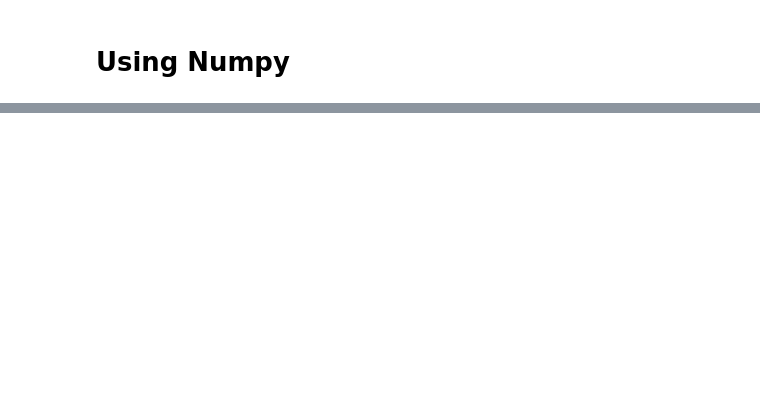
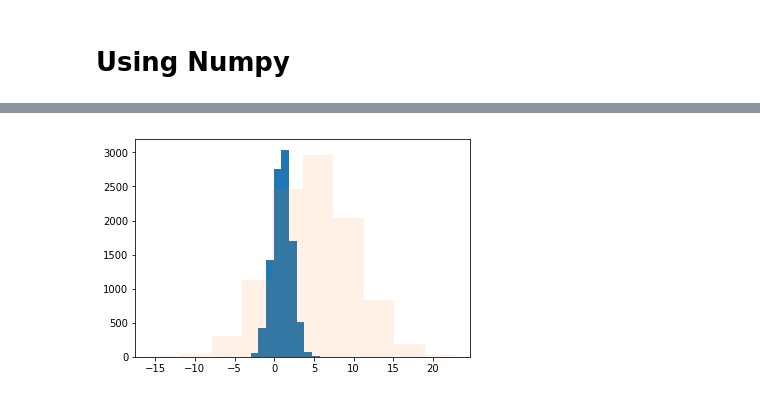
Before and after one commit to asegura4488/Python, a Jupyter notebook: MultiN.ipynb, the cells around one changed output, grey strips where cells are left out. Drawn from its saved outputs; the diff is of its cells as text; code cells hidden in the pictures; blank space fills up the shorter version.

```diff
--- a/MultiN.ipynb
+++ b/MultiN.ipynb
@@ -53,0 +103,6 @@ plt.show()
+# %%
+plt.hist(x)
+plt.hist(y,alpha=0.1)
+plt.show()
+# %% [output]
+[figure, added]
```
Also changed, not shown: parts of 11 cells of this notebook, 1 other file.
